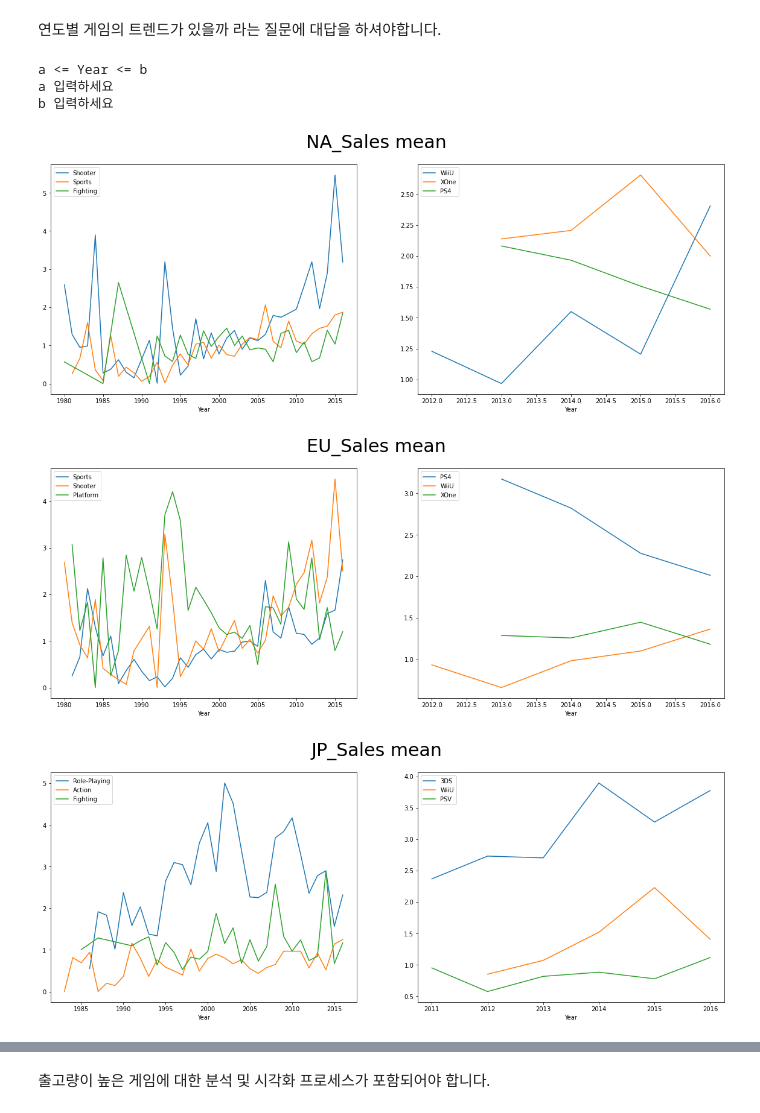
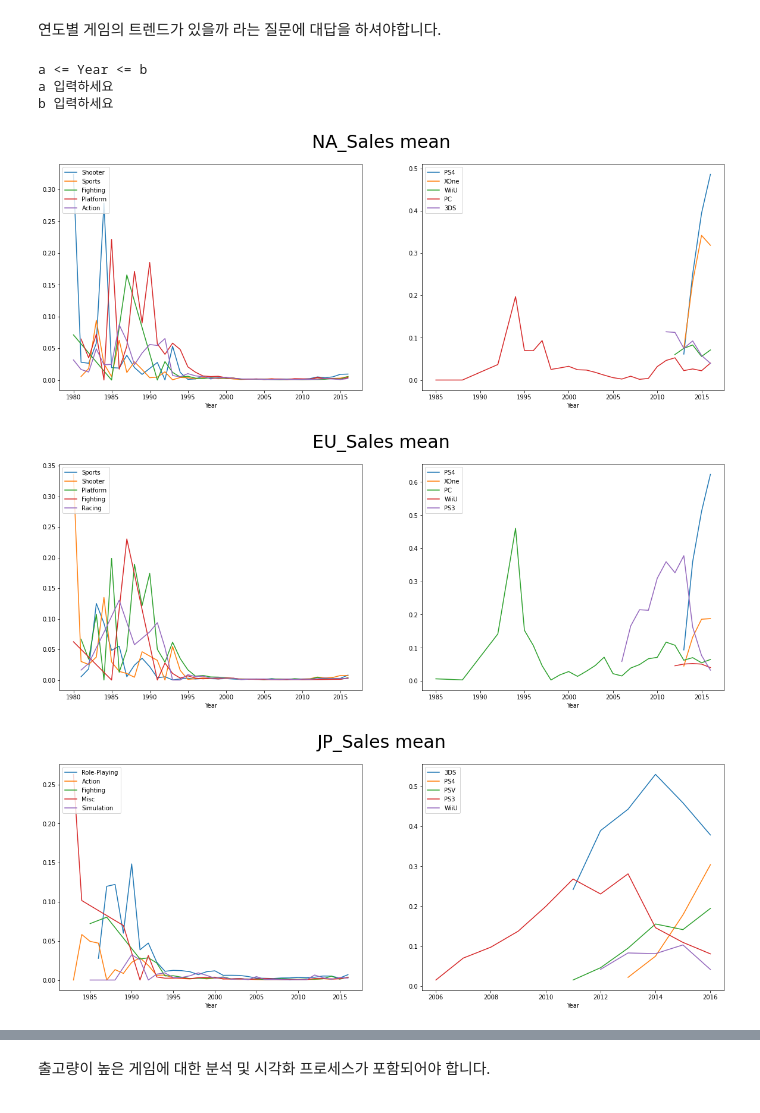
Before and after one commit to URAM-KOR/vgames2, a Jupyter notebook: AI_05_김우람_ipynb의_사본.ipynb, the cells around one changed output, grey strips where cells are left out. Cells and saved outputs as stored; diff of their text form; code cells hidden in the pictures.

```diff
--- a/AI_05_김우람_ipynb의_사본.ipynb
+++ b/AI_05_김우람_ipynb의_사본.ipynb
@@ -183,18 +183,18 @@ df = df.dropna(subset = ['Genre'])  # Genre 열 결측치 삭제
 df = df.sort_values(by = ['Year'], ascending = True) # 연도별 오름차순
 df['Total'] = df['NA_Sales']+df['EU_Sales']+df['JP_Sales']+df['Other_Sales']
 df_N = df
-df = df.drop(['Name','Publisher'],axis=1)
+# df = df.drop(['Name','Publisher'],axis=1)
 # df['Year'] = pd.to_datetime(df['Year'], format = '%Y')  # Year 을 datetime64 형식으로 변환
-df_G = df.groupby(['Year','Genre']).mean().reset_index()  # Year, Genre 별 평균
-df_Y = df.groupby(['Year']).mean().reset_index()  # Year 별 평균
-df_P = df.groupby(['Year','Platform']).mean().reset_index()  # Year, Genre 별 평균
+df_G = df.groupby(['Year','Genre']).mean().reset_index()  # Year, Genre 별 평균or 합
+df_Y = df.groupby(['Year']).sum().reset_index()  # Year 별 평균 or 합
+df_P = df.groupby(['Year','Platform']).sum().reset_index()  # Year, Genre 별 평균 or 합
 df_G = pd.merge(df_G,df_Y,how='left',on='Year')
 df_P = pd.merge(df_P,df_Y,how='left',on='Year')
 
 
 #top3 함수정의
 def top(df,col2,col1):   #df 에서 'col2' 별 'col1' 값의 top3 'series'반환
-    A = (df[(df['Year'] == b)].sort_values(col1,ascending = False)[col2].head(3))
+    A = (df[(df['Year'] == b)].sort_values(col1,ascending = False)[col2].head(5))
     C=[]
     for i in A:
         B = pd.DataFrame(df[df[col2]==i])
@@ -302,35 +302,36 @@ axes[0].legend(loc = 'upper left')
 axes[1].legend(loc = 'upper left')
 
 plt.show()
 print('''
 
 ''')
 
 #Total_Sales 시계열
 
 fig, axes = plt.subplots(1, 2, figsize=(20,7))
 fig.suptitle('Total_Sales mean', size = 30)
 
 sns.lineplot(x=df_G_T['Year'], y=df_G_T['Total_x']/df_G_T['Total_y'], data=df_G_T['Total_x']/df_G_T['Total_y'],
              hue=df_G_T['Genre'],
              ax=axes[0],
              legend = 'auto')
 
-sns.lineplot(x=df_P_T['Year'], y=df_P_T['Total_x']/df_P_T['Total_y'], data=df_P_T['Total_x']/df_P_T['Total_y'],
+sns.lineplot(x=df_P_T['Year'], y=df_P_T['Total_x']/df_P_T['Total_y']*100, data=df_P_T['Total_x']/df_P_T['Total_y']*100,
              hue=df_P_T['Platform'],
              ax=axes[1],
              legend = 'auto')
 axes[0].legend(loc = 'upper left')
 axes[1].legend(loc = 'upper left')
-
 plt.show()
 print('''
 
 ''')
+print(df_P_T[df_P_T['Year']==2016].groupby('Platform').sum())
+print(df_P_T[df_P_T['Year']==2016].groupby('Platform').sum()['Total_x']/df_P_T[df_P_T['Year']==2016].groupby('Platform').sum()['Total_y']*100)
 # %% [output]
 a <= Year <= b
 a 입력하세요
 b 입력하세요
-[figure, old version]
+[figure, new version]
-[figure, old version]
+[figure, new version]
-[figure, old version]
+[figure, new version]
```
Also changed, not shown: parts of 6 cells of this notebook.
